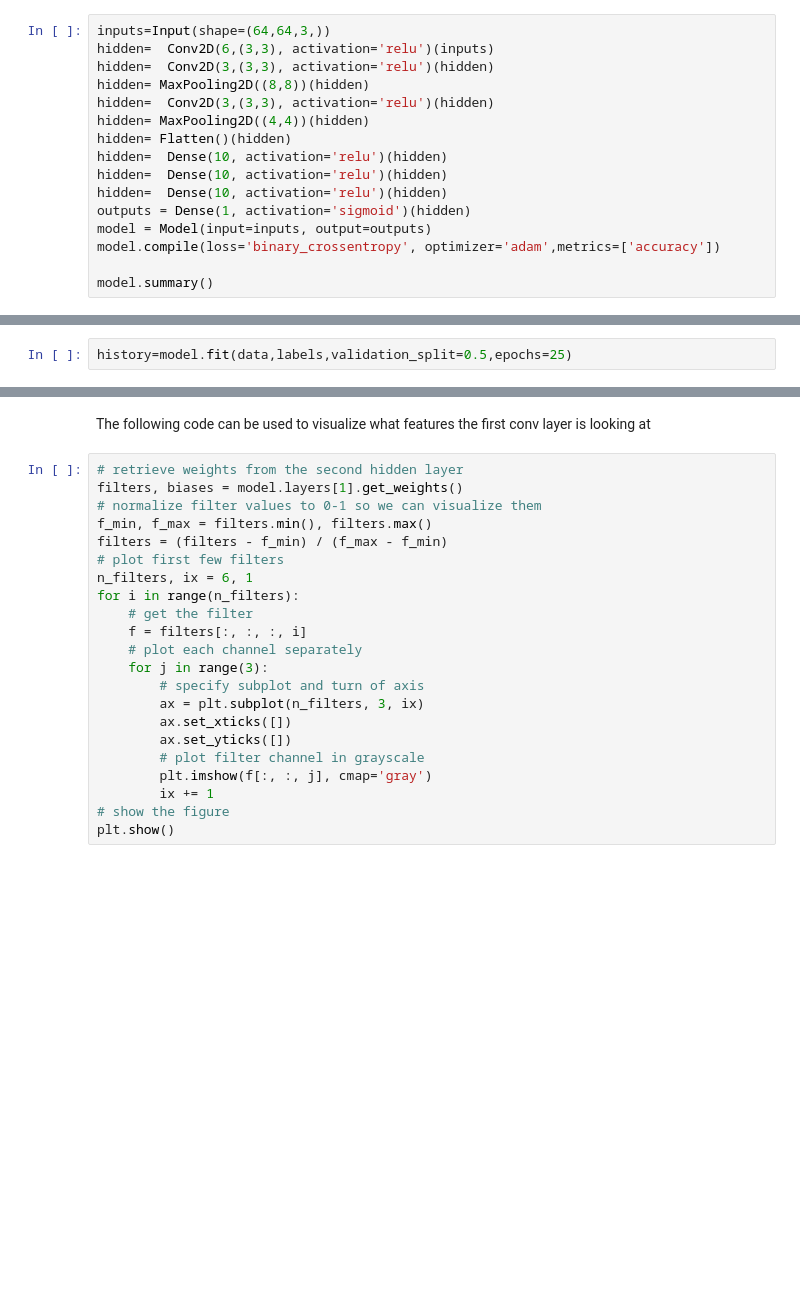
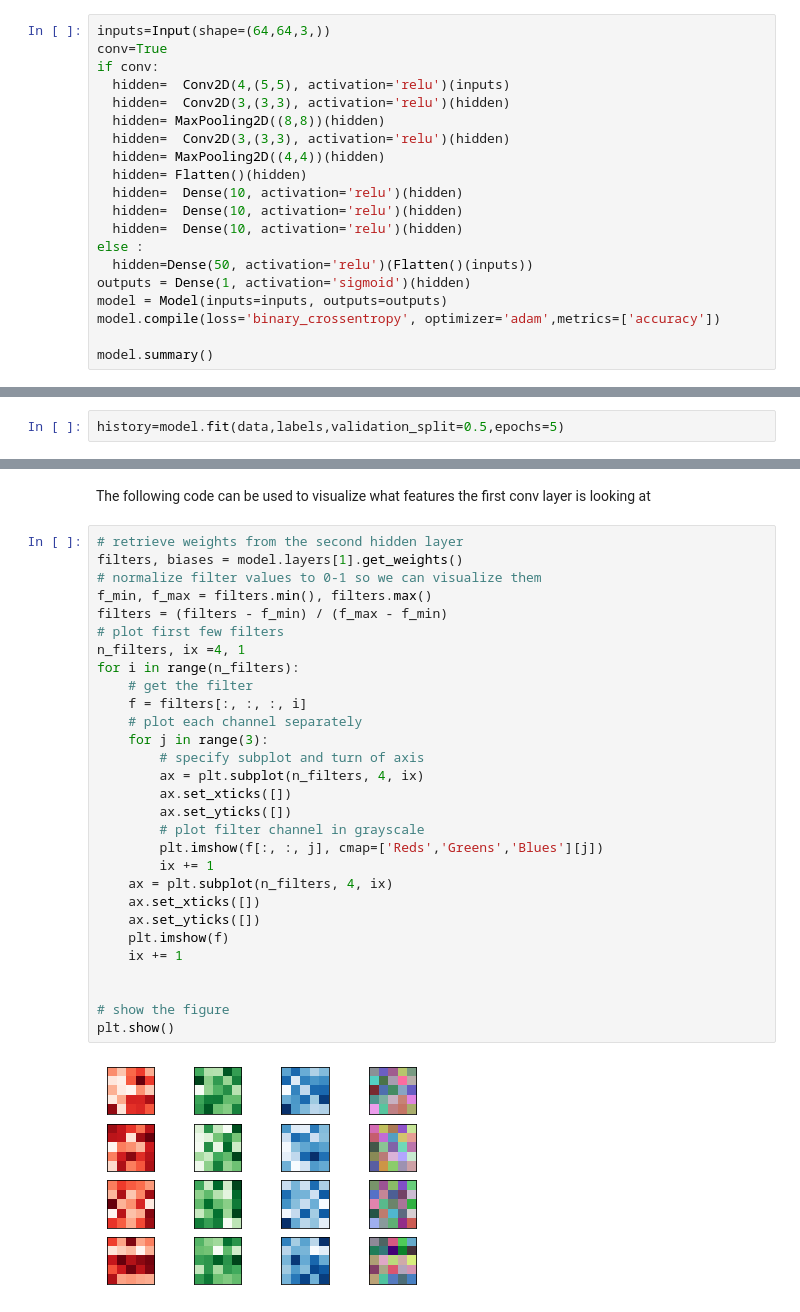
Before and after one commit to arizzi/NNTutorial, a Jupyter notebook: CNN_tutorial.ipynb, the cells around one changed output, grey strips where cells are left out. Cells and saved outputs as stored; diff of their text form; blank space fills up the shorter version.

```diff
--- a/CNN_tutorial.ipynb
+++ b/CNN_tutorial.ipynb
@@ -79,17 +88,21 @@ Finally we flatten the output of the convolutional stack and appply a Dense FF
 6. Try changing the model to categorical labels, change loss function from binary_crossentropy to categorical_crossentropy, and use softmax activation instead of sigmoid
 # %%
 inputs=Input(shape=(64,64,3,))
-hidden=  Conv2D(6,(3,3), activation='relu')(inputs)
-hidden=  Conv2D(3,(3,3), activation='relu')(hidden)
-hidden= MaxPooling2D((8,8))(hidden)
-hidden=  Conv2D(3,(3,3), activation='relu')(hidden)
-hidden= MaxPooling2D((4,4))(hidden)
-hidden= Flatten()(hidden)
-hidden=  Dense(10, activation='relu')(hidden)
-hidden=  Dense(10, activation='relu')(hidden)
-hidden=  Dense(10, activation='relu')(hidden)
+conv=True
+if conv:
+  hidden=  Conv2D(4,(5,5), activation='relu')(inputs)
+  hidden=  Conv2D(3,(3,3), activation='relu')(hidden)
+  hidden= MaxPooling2D((8,8))(hidden)
+  hidden=  Conv2D(3,(3,3), activation='relu')(hidden)
+  hidden= MaxPooling2D((4,4))(hidden)
+  hidden= Flatten()(hidden)
+  hidden=  Dense(10, activation='relu')(hidden)
+  hidden=  Dense(10, activation='relu')(hidden)
+  hidden=  Dense(10, activation='relu')(hidden)
+else :
+  hidden=Dense(50, activation='relu')(Flatten()(inputs))
 outputs = Dense(1, activation='sigmoid')(hidden)
-model = Model(input=inputs, output=outputs)
+model = Model(inputs=inputs, outputs=outputs)
 model.compile(loss='binary_crossentropy', optimizer='adam',metrics=['accuracy'])
 
 model.summary()
@@ -97,4 +128,4 @@ model.summary()
 And now let's fit it to our data.
 The sample is automatically split in two so that 50% of it is used for validation and the other half for training
 # %%
-history=model.fit(data,labels,validation_split=0.5,epochs=25)
+history=model.fit(data,labels,validation_split=0.5,epochs=5)
@@ -122,22 +182,31 @@ The following code can be used to visualize what features the first conv layer i
 # %%
 # retrieve weights from the second hidden layer
 filters, biases = model.layers[1].get_weights()
 # normalize filter values to 0-1 so we can visualize them
 f_min, f_max = filters.min(), filters.max()
 filters = (filters - f_min) / (f_max - f_min)
 # plot first few filters
-n_filters, ix = 6, 1
+n_filters, ix =4, 1
 for i in range(n_filters):
 	# get the filter
 	f = filters[:, :, :, i]
 	# plot each channel separately
 	for j in range(3):
 		# specify subplot and turn of axis
-		ax = plt.subplot(n_filters, 3, ix)
+		ax = plt.subplot(n_filters, 4, ix)
 		ax.set_xticks([])
 		ax.set_yticks([])
 		# plot filter channel in grayscale
-		plt.imshow(f[:, :, j], cmap='gray')
+		plt.imshow(f[:, :, j], cmap=['Reds','Greens','Blues'][j])
 		ix += 1
+	ax = plt.subplot(n_filters, 4, ix)
+	ax.set_xticks([])
+	ax.set_yticks([])
+	plt.imshow(f)
+	ix += 1
+
+
 # show the figure
 plt.show()
+# %% [output]
+[figure, added]
```
Also changed, not shown: parts of 9 cells of this notebook.
